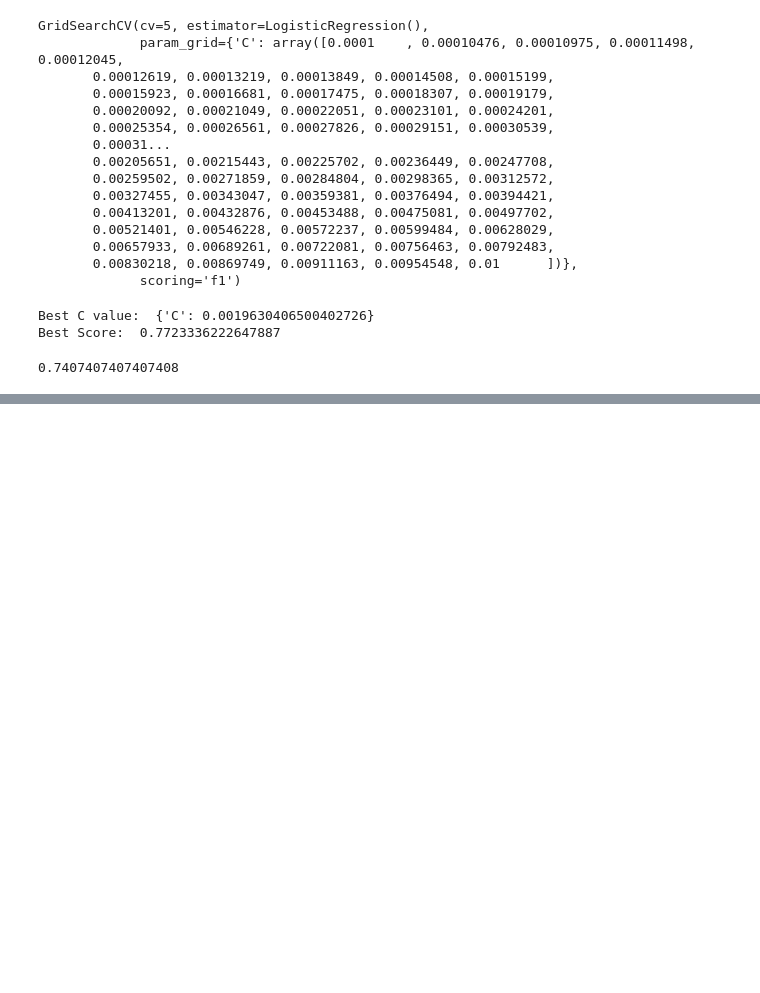
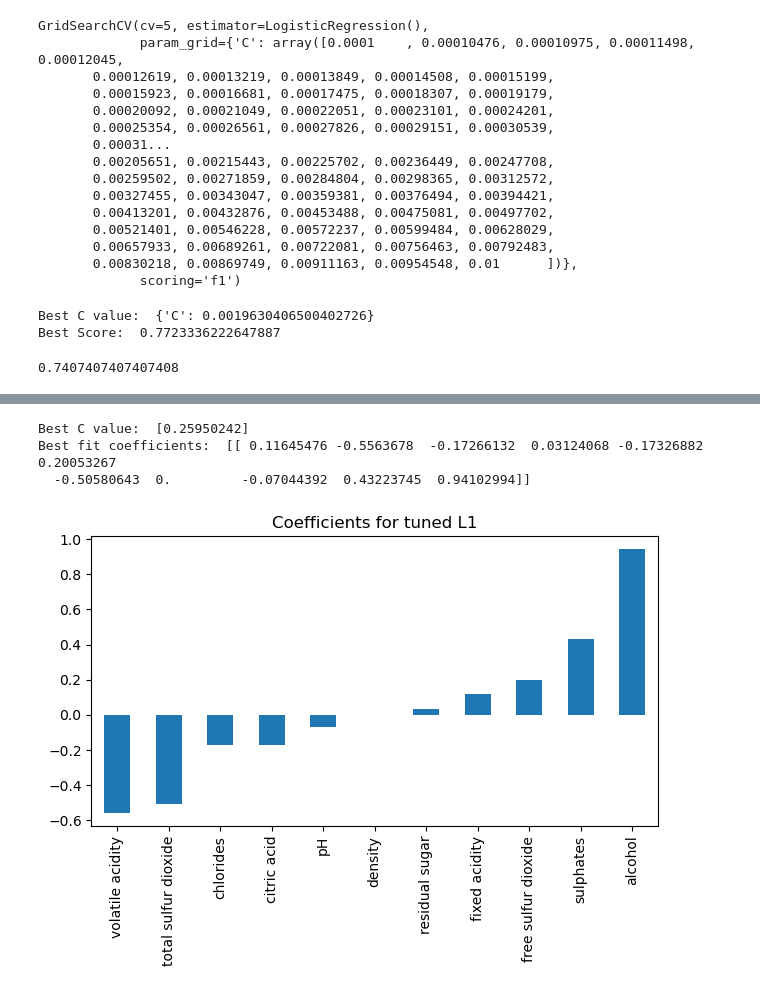
Before and after one commit to fatemehaa/DS-ML-Git-Projects, a Jupyter notebook: Predict Wine Quality with Regularisation/Predict wine quality.ipynb, the cells around one changed output, grey strips where cells are left out. Cells and saved outputs as stored; diff of their text form; code cells hidden in the pictures; blank space fills up the shorter version.

```diff
--- a/Predict Wine Quality with Regularisation/Predict wine quality.ipynb
+++ b/Predict Wine Quality with Regularisation/Predict wine quality.ipynb
@@ -140,3 +140,13 @@ y_pred_best = clf_best_ridge.predict(X_test)
 print(f1_score(y_test, y_pred_best))
 # %% [output]
 0.7407407407407408
+# %%
+## 14. Implement L1 hyperparameter tuning with LogisticRegressionCV
+from sklearn.linear_model import LogisticRegressionCV
+
+clf_l1 = LogisticRegressionCV(Cs=np.logspace(-2, 2, 100),
+                              cv=5,
+                              penalty='l1',
+                              solver='liblinear',
+                              scoring='f1')
+clf_l1.fit(X, y)
@@ -142,0 +166,18 @@ print(f1_score(y_test, y_pred_best))
+# %%
+## 15. Optimal C value and corresponding coefficients
+print('Best C value: ', clf_l1.C_)
+print('Best fit coefficients: ', clf_l1.coef_)
+# %% [output]
+Best C value:  [0.25950242]
+Best fit coefficients:  [[ 0.11645476 -0.5563678  -0.17266132  0.03124068 -0.17326882  0.20053267
+  -0.50580643  0.         -0.07044392  0.43223745  0.94102994]]
+# %%
+## 16. Plotting the tuned L1 coefficients
+coefficients = clf_l1.coef_.ravel()
+coef = pd.Series(coefficients, predictors).sort_values()
+
+coef.plot(kind='bar', title='Coefficients for tuned L1')
+plt.tight_layout()
+plt.show()
+# %% [output]
+[figure, added]
```
Also changed, not shown: parts of 1 cell of this notebook.
